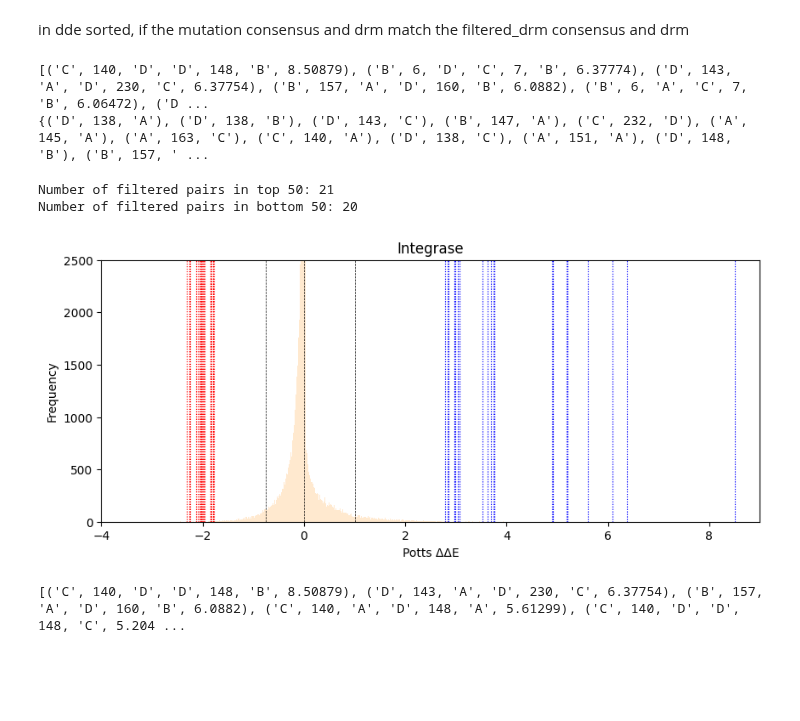
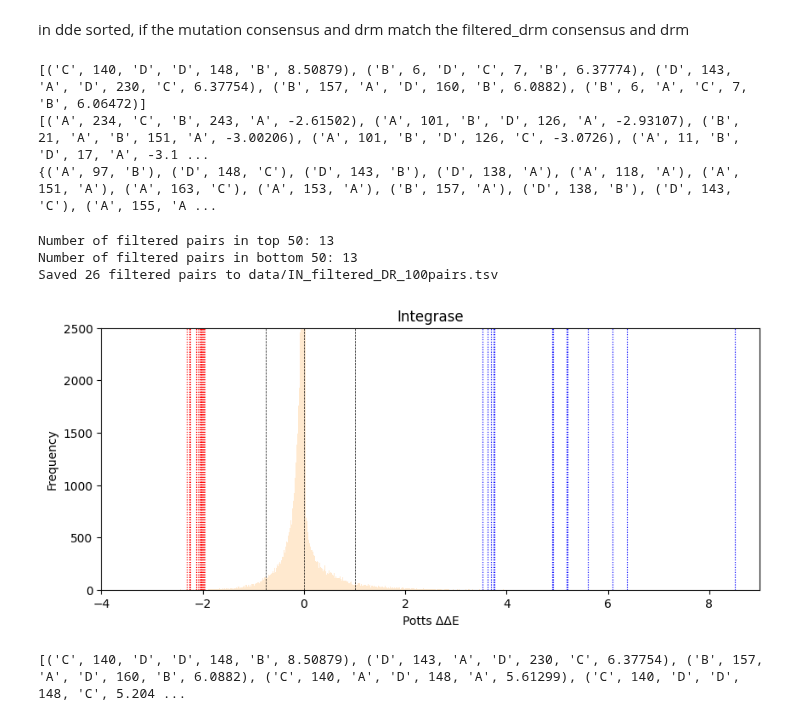
Before and after one commit to Daniel-Xkan/potts_model_test, a Jupyter notebook: ms0.5/IN/In_histogram_2.1.ipynb, the cells around one changed output. Drawn from its saved outputs; the diff is of its cells as text; code cells hidden in the pictures; blank space fills up the shorter version.

```diff
--- a/ms0.5/IN/In_histogram_2.1.ipynb
+++ b/ms0.5/IN/In_histogram_2.1.ipynb
@@ -239,11 +239,12 @@ syner_min = 1.76
 # Sort delta_delta_e_per_pair by the third element (ddE value) in descending order
 # Sort delta_delta_e_per_pair by the third element (ddE value) in descending order
 delta_delta_e_per_pair_sorted = sorted(delta_delta_e_per_pair, key=lambda x: x[6], reverse=True)
-print(delta_delta_e_per_pair_sorted[:10])
-
+print(delta_delta_e_per_pair_sorted[:5])
+print(delta_delta_e_per_pair_sorted[-5:])
 # Extract the top and bottom 50 ddE values
-top_pairs = delta_delta_e_per_pair_sorted[:100]
-bottom_pairs = delta_delta_e_per_pair_sorted[-100:]
+n_pairs = 100
+top_pairs = delta_delta_e_per_pair_sorted[:n_pairs//2]
+bottom_pairs = delta_delta_e_per_pair_sorted[-n_pairs//2:]
 
 # Combine top and bottom 50 pairs for filtering
 top_bottom_pairs = top_pairs + bottom_pairs
@@ -263,8 +264,8 @@ filtered_pairs = [
 ]
 
 # Print the number of filtered pairs in top and bottom
-print(f"Number of filtered pairs in top 50: {len([pair for pair in top_pairs if pair in filtered_pairs])}")
-print(f"Number of filtered pairs in bottom 50: {len([pair for pair in bottom_pairs if pair in filtered_pairs])}")
+print(f"Number of filtered pairs in top {n_pairs//2}: {len([pair for pair in top_pairs if pair in filtered_pairs])}")
+print(f"Number of filtered pairs in bottom {n_pairs//2}: {len([pair for pair in bottom_pairs if pair in filtered_pairs])}")
 
 # Filter pairs using set lookup (much faster)
 # filtered_pairs = [
@@ -272,7 +273,44 @@ print(f"Number of filtered pairs in bottom 50: {len([pair for pair in bottom_pai
 #     if (pair[0], pair[1], pair[2]) in filtered_drm_tuples or
 #        (pair[3], pair[4], pair[5]) in filtered_drm_tuples
 # ]
+# Save filtered_pairs to a TSV file
 
+# Convert filtered_pairs to a DataFrame with mutation rates
+
+###################################save to tsv########################################
+
+import pandas as pd
+import os
+df_filtered_pairs = pd.DataFrame(filtered_pairs, columns=[
+    'wildtype_aa1', 'pos1', 'mutate_aa1',
+    'wildtype_aa2', 'pos2', 'mutate_aa2', 'ddE'
+])
+
+# Add mutation rates for each pair
+df_filtered_pairs['mutation_rate_1'] = 0.0
+df_filtered_pairs['mutation_rate_2'] = 0.0
+
+for idx, row in df_filtered_pairs.iterrows():
+    # Look up mutation rate for first position
+    mask1 = (union_data['Position'] == row['pos1']) & \
+            (union_data['Reduced_Consensus'] == row['wildtype_aa1']) & \
+            (union_data['Reduced_DRM'] == row['mutate_aa1'])
+    if not union_data[mask1].empty:
+        df_filtered_pairs.at[idx, 'mutation_rate_1'] = union_data[mask1]['Mutation_Rate'].iloc[0]
+
+    # Look up mutation rate for second position
+    mask2 = (union_data['Position'] == row['pos2']) & \
+            (union_data['Reduced_Consensus'] == row['wildtype_aa2']) & \
+            (union_data['Reduced_DRM'] == row['mutate_aa2'])
+    if not union_data[mask2].empty:
+        df_filtered_pairs.at[idx, 'mutation_rate_2'] = union_data[mask2]['Mutation_Rate'].iloc[0]
+
+# Save to TSV file
+parent_folder_name = os.path.basename(os.getcwd())
+df_filtered_pairs.to_csv(f'data/{parent_folder_name}_filtered_DR_{n_pairs}pairs.tsv', sep='\t', index=False)
+print(f"Saved {len(filtered_pairs)} filtered pairs to data/{parent_folder_name}_filtered_DR_{n_pairs}pairs.tsv")
+
+##########################################################################################
 # Extract ddE values from the filtered pairs
 ddE_values_dr = [pair[6] for pair in filtered_pairs]
 ddE_values = [pair[6] for pair in delta_delta_e_per_pair_sorted]
@@ -305,38 +343,40 @@ bottom_cutoff = 25  # Number of top negative values
 
 # Sort ddE_values_dr in descending order
 sorted_ddE_values_dr = sorted(ddE_values_dr, reverse=True)
 
 # Extract the top positive and top negative values based on the cutoff
 top_pos_values = sorted_ddE_values_dr[:] #ignore cutt off in 2.1
 top_neg_values = sorted_ddE_values_dr[:]
 
 # Add red dashed lines for all top negative values with transparency
 # Define normalization and colormap
 norm = Normalize(vmin=anta_max, vmax=syner_min)
 cmap = cm.get_cmap('bwr_r')
 
 # Add red dashed lines for all top negative values with transparency
 for value in top_neg_values:
     color = cmap(norm(value))
     plt.axvline(value, color=color, linestyle=':', linewidth=0.8, alpha=0.8)
 
 # Add blue dashed lines for all top positive values with transparency
 for value in top_pos_values:
     color = cmap(norm(value))
     plt.axvline(value, color=color, linestyle=':', linewidth=0.8, alpha=0.8)
 
 
 
 # Add legend
 # plt.legend()
 
 plt.show()
 # %% [output]
-[('C', 140, 'D', 'D', 148, 'B', 8.50879), ('B', 6, 'D', 'C', 7, 'B', 6.37774), ('D', 143, 'A', 'D', 230, 'C', 6.37754), ('B', 157, 'A', 'D', 160, 'B', 6.0882), ('B', 6, 'A', 'C', 7, 'B', 6.06472), ('D ...
-{('D', 138, 'A'), ('D', 138, 'B'), ('D', 143, 'C'), ('B', 147, 'A'), ('C', 232, 'D'), ('A', 145, 'A'), ('A', 163, 'C'), ('C', 140, 'A'), ('D', 138, 'C'), ('A', 151, 'A'), ('D', 148, 'B'), ('B', 157, ' ...
+[('C', 140, 'D', 'D', 148, 'B', 8.50879), ('B', 6, 'D', 'C', 7, 'B', 6.37774), ('D', 143, 'A', 'D', 230, 'C', 6.37754), ('B', 157, 'A', 'D', 160, 'B', 6.0882), ('B', 6, 'A', 'C', 7, 'B', 6.06472)]
+[('A', 234, 'C', 'B', 243, 'A', -2.61502), ('A', 101, 'B', 'D', 126, 'A', -2.93107), ('B', 21, 'A', 'B', 151, 'A', -3.00206), ('A', 101, 'B', 'D', 126, 'C', -3.0726), ('A', 11, 'B', 'D', 17, 'A', -3.1 ...
+{('A', 97, 'B'), ('D', 148, 'C'), ('D', 143, 'B'), ('D', 138, 'A'), ('A', 118, 'A'), ('A', 151, 'A'), ('A', 163, 'C'), ('A', 153, 'A'), ('B', 157, 'A'), ('D', 138, 'B'), ('D', 143, 'C'), ('A', 155, 'A ...
-Number of filtered pairs in top 50: 21
-Number of filtered pairs in bottom 50: 20
+Number of filtered pairs in top 50: 13
+Number of filtered pairs in bottom 50: 13
+Saved 26 filtered pairs to data/IN_filtered_DR_100pairs.tsv
-[figure, old version]
+[figure, new version]
 # %%
 # Print the first 10 filtered pairs
 print(filtered_pairs[:10])
```
Also changed, not shown: parts of 1 cell of this notebook, 7 other files.
